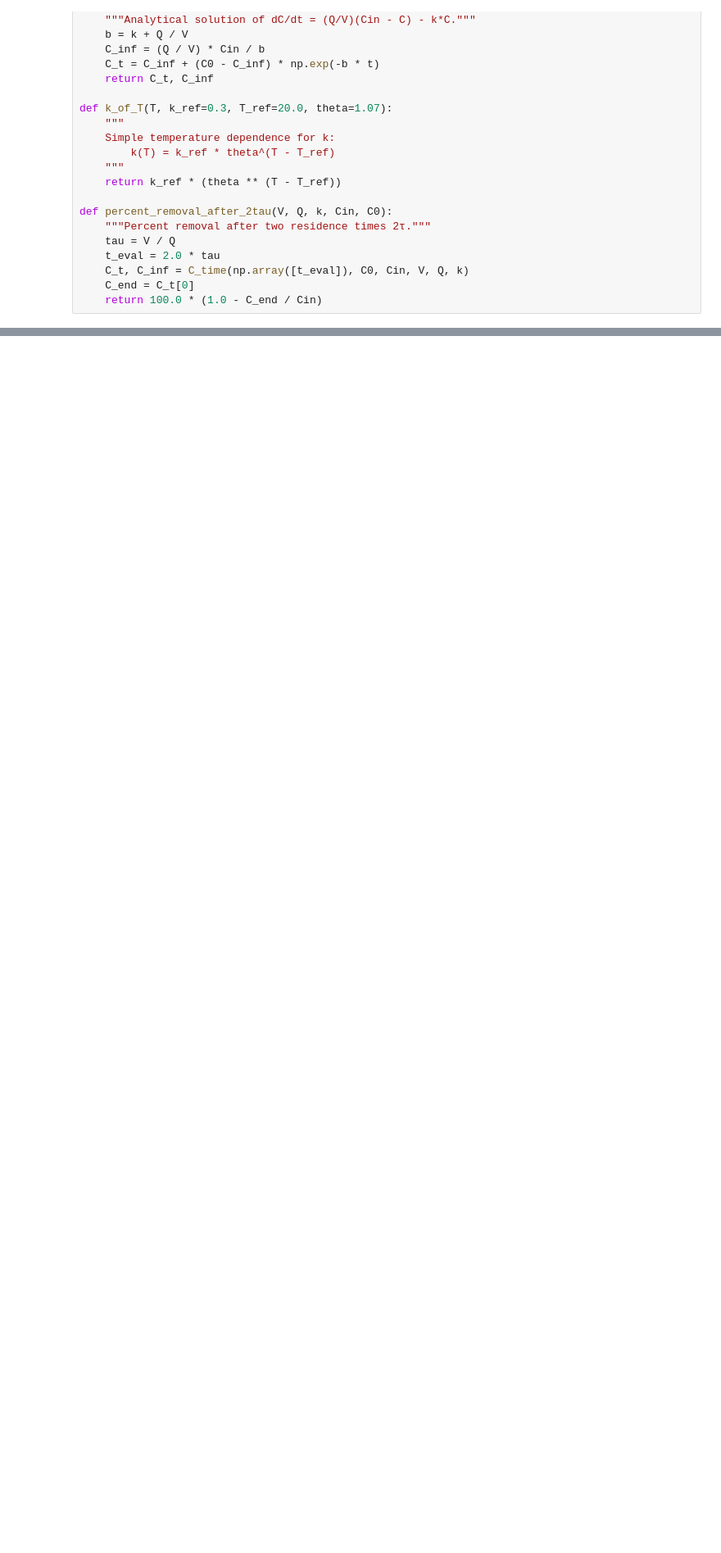
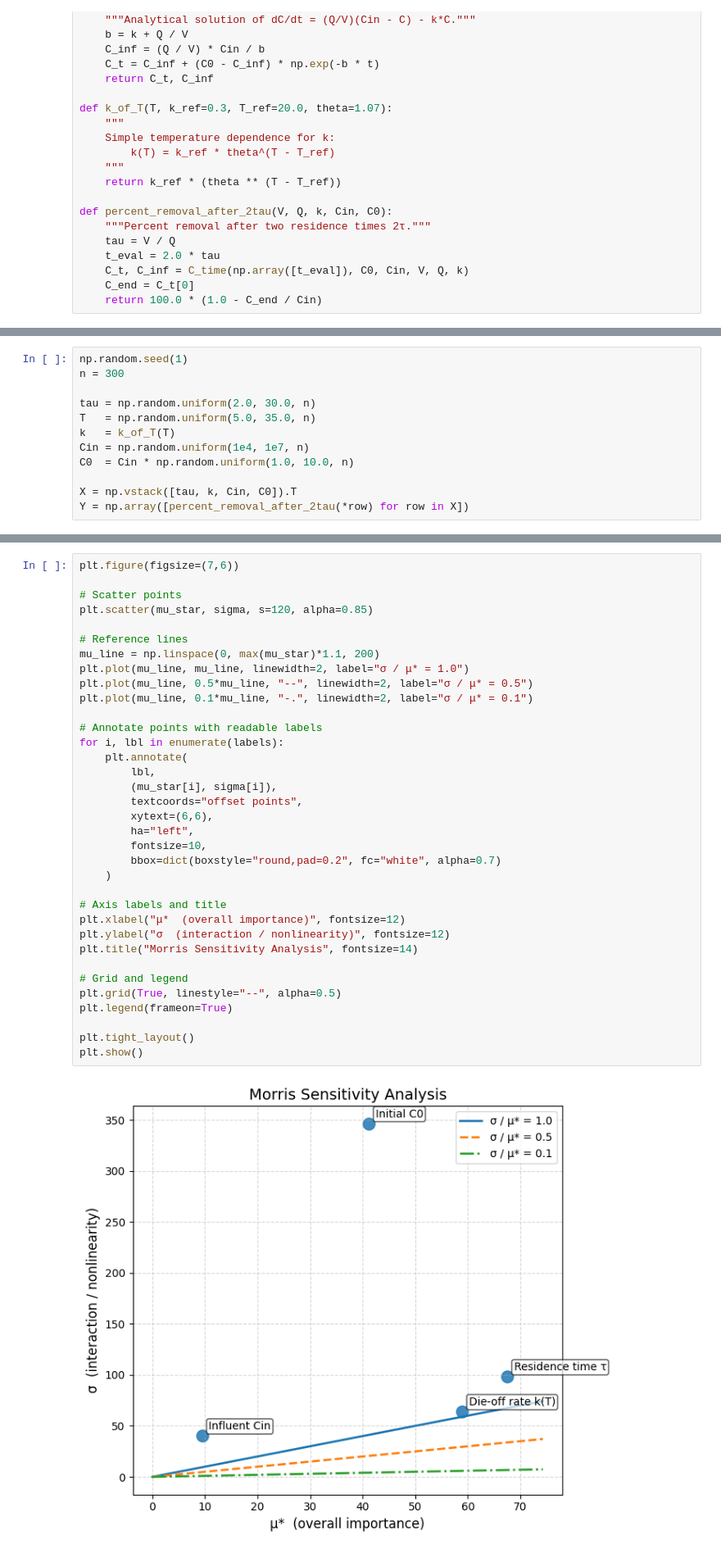
Before and after one commit to biker42/ecoli_CHME5137, a Jupyter notebook: sensitivity_analysis.ipynb, the cells around one changed output, grey strips where cells are left out. Shown at 82% size. Drawn from its saved outputs; the diff is of its cells as text; blank space fills up the shorter version.

```diff
--- a/sensitivity_analysis.ipynb
+++ b/sensitivity_analysis.ipynb
@@ -96,0 +168,12 @@ plt.show()
+# %%
+np.random.seed(1)
+n = 300
+
+tau = np.random.uniform(2.0, 30.0, n)
+T   = np.random.uniform(5.0, 35.0, n)
+k   = k_of_T(T)
+Cin = np.random.uniform(1e4, 1e7, n)
+C0  = Cin * np.random.uniform(1.0, 10.0, n)
+
+X = np.vstack([tau, k, Cin, C0]).T
+Y = np.array([percent_removal_after_2tau(*row) for row in X])
@@ -96,0 +221,37 @@ plt.show()
+# %%
+plt.figure(figsize=(7,6))
+
+# Scatter points
+plt.scatter(mu_star, sigma, s=120, alpha=0.85)
+
+# Reference lines
+mu_line = np.linspace(0, max(mu_star)*1.1, 200)
+plt.plot(mu_line, mu_line, linewidth=2, label="σ / μ* = 1.0")
+plt.plot(mu_line, 0.5*mu_line, "--", linewidth=2, label="σ / μ* = 0.5")
+plt.plot(mu_line, 0.1*mu_line, "-.", linewidth=2, label="σ / μ* = 0.1")
+
+# Annotate points with readable labels
+for i, lbl in enumerate(labels):
+    plt.annotate(
+        lbl,
+        (mu_star[i], sigma[i]),
+        textcoords="offset points",
+        xytext=(6,6),
+        ha="left",
+        fontsize=10,
+        bbox=dict(boxstyle="round,pad=0.2", fc="white", alpha=0.7)
+    )
+
+# Axis labels and title
+plt.xlabel("μ*  (overall importance)", fontsize=12)
+plt.ylabel("σ  (interaction / nonlinearity)", fontsize=12)
+plt.title("Morris Sensitivity Analysis", fontsize=14)
+
+# Grid and legend
+plt.grid(True, linestyle="--", alpha=0.5)
+plt.legend(frameon=True)
+
+plt.tight_layout()
+plt.show()
+# %% [output]
+[figure, added]
```
Also changed, not shown: parts of 7 cells of this notebook, 2 other files.
